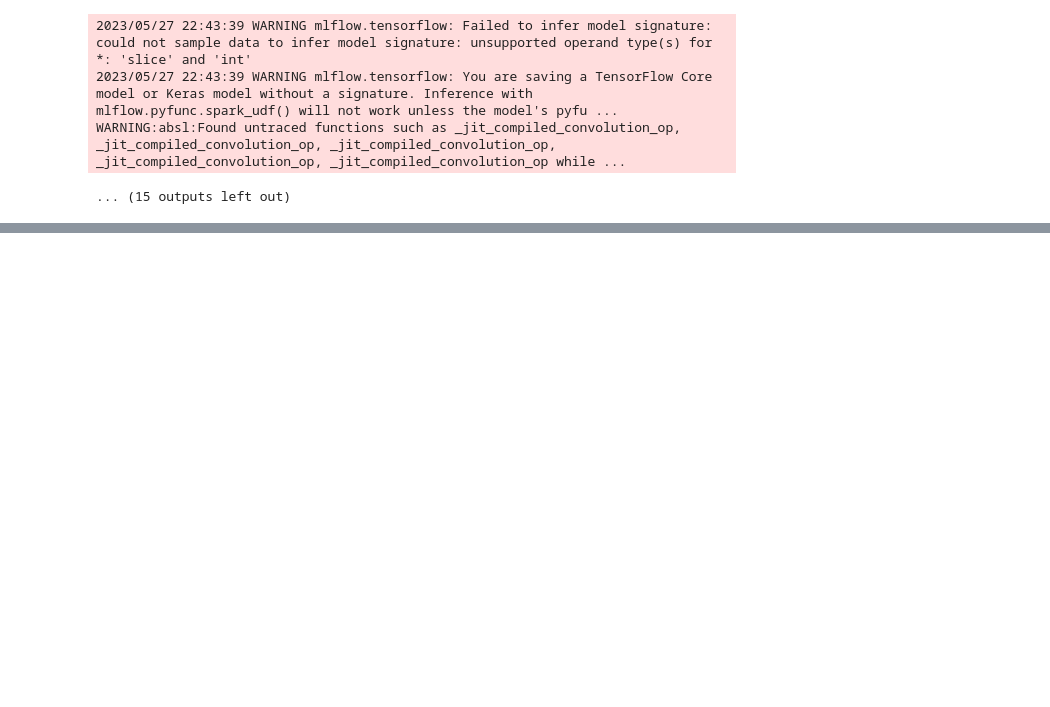
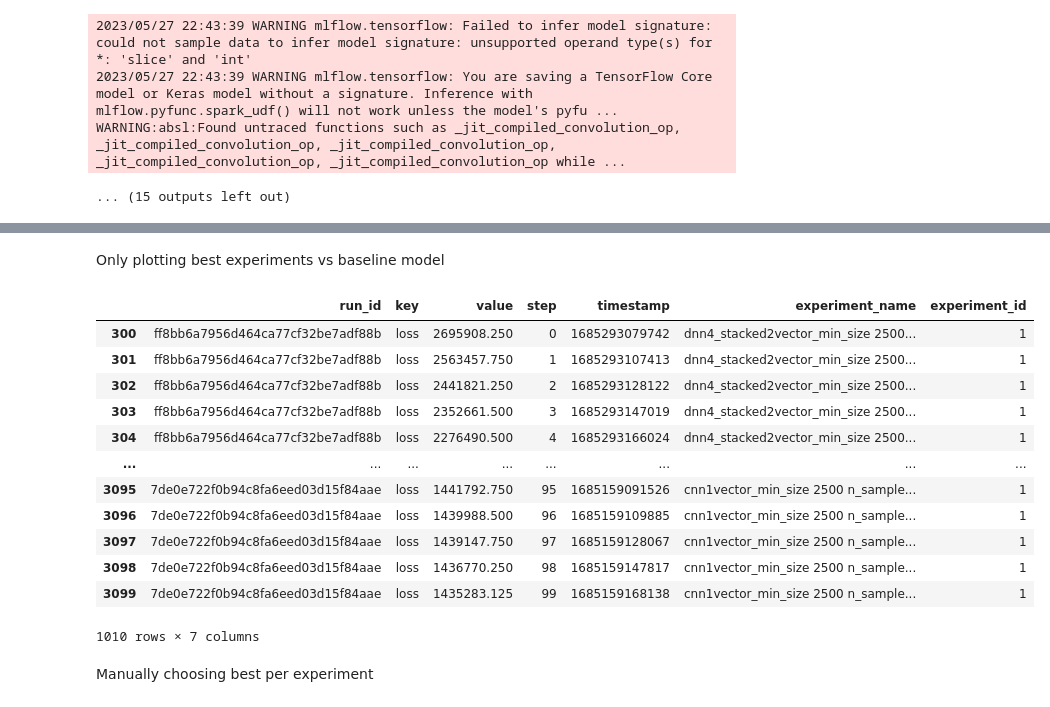
Before and after one commit to Daniel-Duque/Music_noise_reduction, a Jupyter notebook: autoencoder1.ipynb, the cells around one changed output, grey strips where cells are left out. Saved outputs shown, nothing was run; the diff lists cells and outputs as text; code cells hidden in the pictures; blank space fills up the shorter version.

```diff
--- a/autoencoder1.ipynb
+++ b/autoencoder1.ipynb
@@ -1517,0 +1300,3 @@ Input 0 of layer "block1_conv1" is incompatible with the layer: expected min_ndi
+# %%
+top10_experiments=runs.groupby(["experiment_name","run_id"])["metrics.loss"].aggregate(['min']).reset_index().sort_values("min").head(10)
+top10_experiments
@@ -1517,0 +1342,21 @@ Input 0 of layer "block1_conv1" is incompatible with the layer: expected min_ndi
+# %% [markdown]
+Only plotting best experiments vs baseline model
+# %%
+selected_runs=top10_experiments.run_id.values.tolist()
+selected_runs.append('8a09ee1a20f14361babf17bb7900decd') # naive model
+runs_to_plot=loss_per_run[loss_per_run["run_id"].isin(selected_runs)]
+runs_to_plot
+# %% [output]
+|  | run_id | key | value | step | timestamp | experiment_name | experiment_id |
+| 300 | ff8bb6a7956d464ca77cf32be7adf88b | loss | 2695908.250 | 0 | 1685293079742 | dnn4_stacked2vector_min_size 2500... | 1 |
+| 301 | ff8bb6a7956d464ca77cf32be7adf88b | loss | 2563457.750 | 1 | 1685293107413 | dnn4_stacked2vector_min_size 2500... | 1 |
+| 302 | ff8bb6a7956d464ca77cf32be7adf88b | loss | 2441821.250 | 2 | 1685293128122 | dnn4_stacked2vector_min_size 2500... | 1 |
+| 303 | ff8bb6a7956d464ca77cf32be7adf88b | loss | 2352661.500 | 3 | 1685293147019 | dnn4_stacked2vector_min_size 2500... | 1 |
+| 304 | ff8bb6a7956d464ca77cf32be7adf88b | loss | 2276490.500 | 4 | 1685293166024 | dnn4_stacked2vector_min_size 2500... | 1 |
+| ... | ... | ... | ... | ... | ... | ... | ... |
+| 3095 | 7de0e722f0b94c8fa6eed03d15f84aae | loss | 1441792.750 | 95 | 1685159091526 | cnn1vector_min_size 2500 n_sample... | 1 |
+| 3096 | 7de0e722f0b94c8fa6eed03d15f84aae | loss | 1439988.500 | 96 | 1685159109885 | cnn1vector_min_size 2500 n_sample... | 1 |
+| 3097 | 7de0e722f0b94c8fa6eed03d15f84aae | loss | 1439147.750 | 97 | 1685159128067 | cnn1vector_min_size 2500 n_sample... | 1 |
+| 3098 | 7de0e722f0b94c8fa6eed03d15f84aae | loss | 1436770.250 | 98 | 1685159147817 | cnn1vector_min_size 2500 n_sample... | 1 |
+| 3099 | 7de0e722f0b94c8fa6eed03d15f84aae | loss | 1435283.125 | 99 | 1685159168138 | cnn1vector_min_size 2500 n_sample... | 1 |
+1010 rows × 7 columns
@@ -1517,0 +1365,2 @@ Input 0 of layer "block1_conv1" is incompatible with the layer: expected min_ndi
+# %% [markdown]
+Manually choosing best per experiment
```
Also changed, not shown: parts of 54 cells of this notebook, 3 other files.
